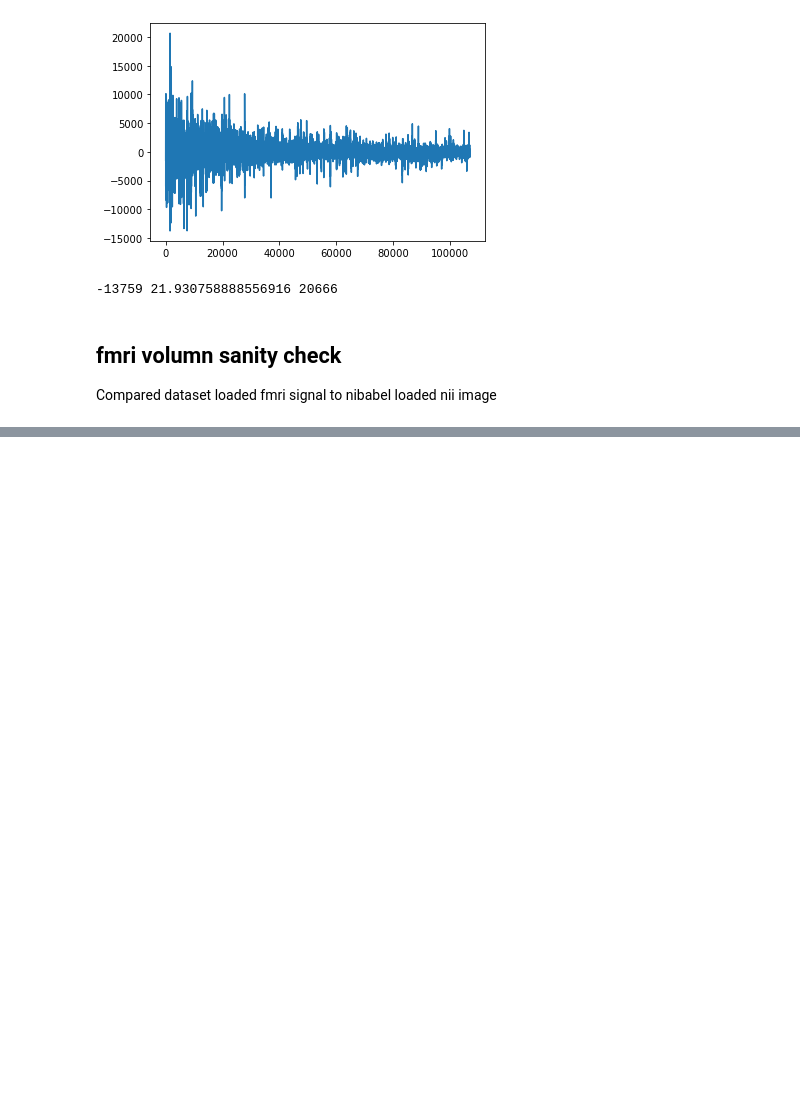
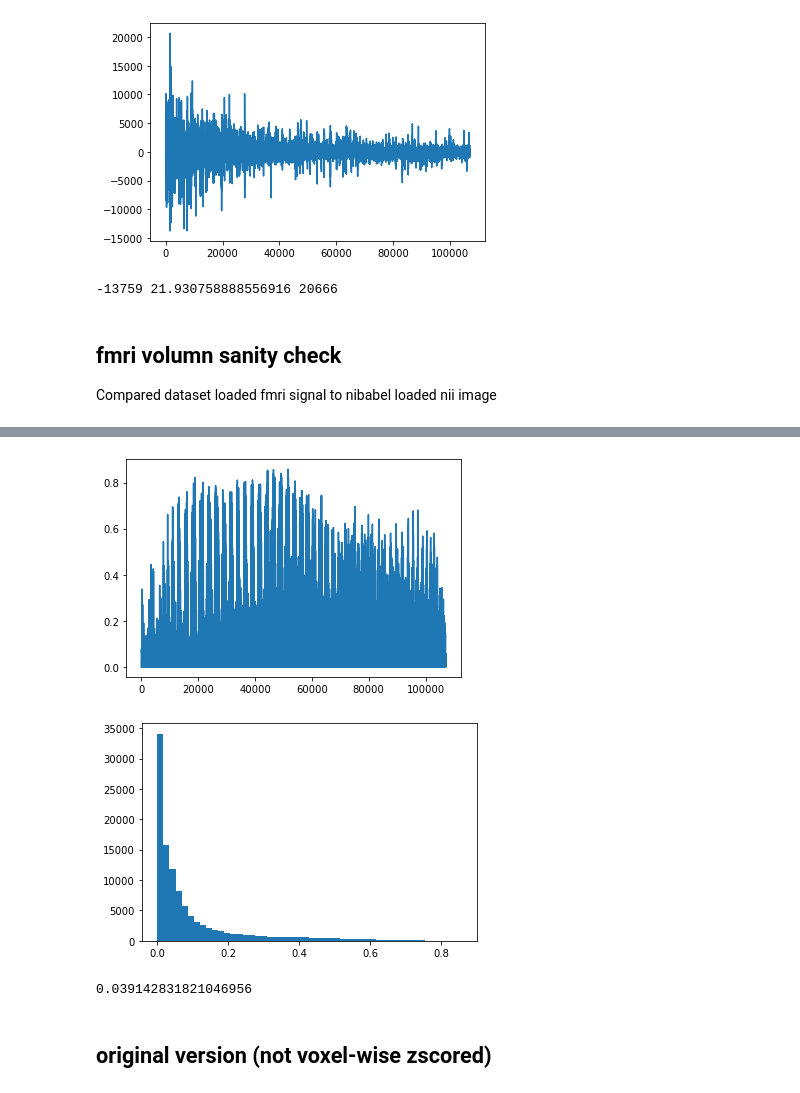
Before and after one commit to sklin93/nsd, a Jupyter notebook: NSD.ipynb, the cells around one changed output, grey strips where cells are left out. Saved outputs shown, nothing was run; the diff lists cells and outputs as text; code cells hidden in the pictures; blank space fills up the shorter version.

```diff
--- a/NSD.ipynb
+++ b/NSD.ipynb
@@ -263,0 +366,15 @@ True
+# %%
+# Noice ceiling
+nc = ncsnr**2 / (ncsnr**2 + 1.0/3)
+plt.plot(nc)
+plt.show()
+plt.hist(nc, bins=50)
+plt.show()
+
+np.median(nc)
+# %% [output]
+[figure, added]
+[figure, added]
+0.039142831821046956
+# %% [markdown]
+## original version (not voxel-wise zscored)
```
Also changed, not shown: parts of 14 cells of this notebook.
